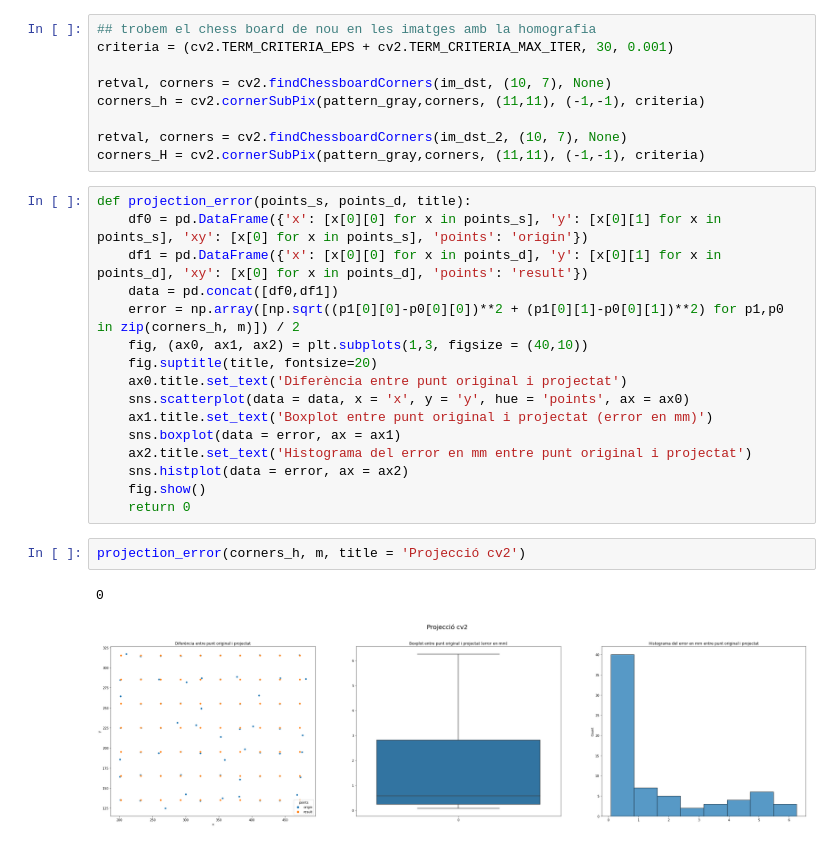
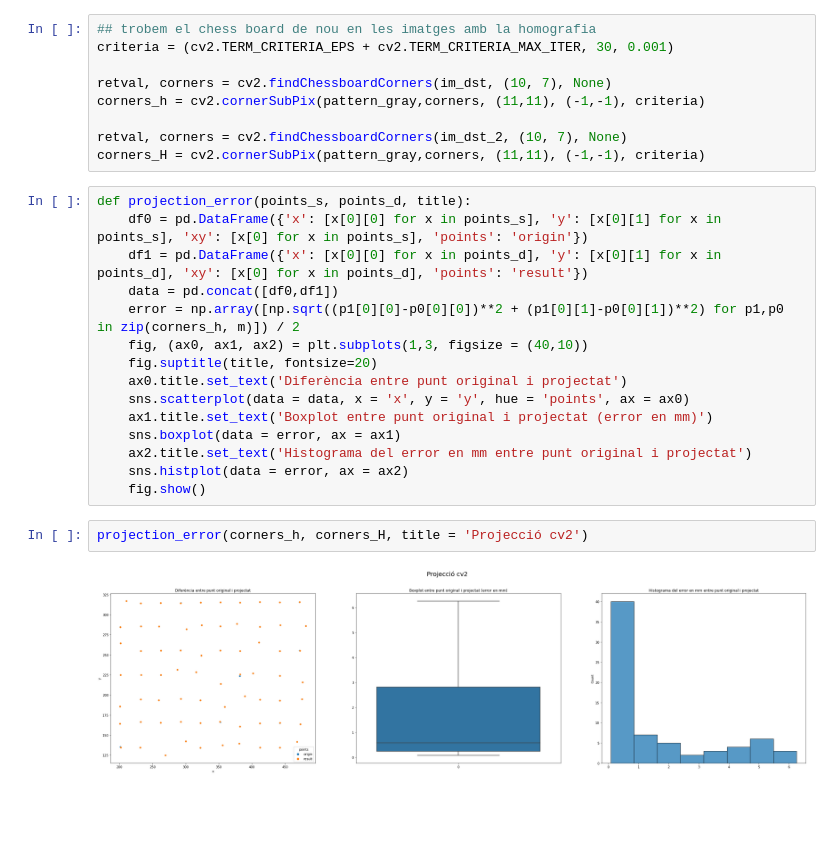
Before and after one commit to Stebf-22/CV---Notebooks, a Jupyter notebook: Practica 02/prac02.ipynb, the cells around one changed output. Cells and saved outputs as stored; diff of their text form; blank space fills up the shorter version.

```diff
--- a/Practica 02/prac02.ipynb
+++ b/Practica 02/prac02.ipynb
@@ -126,9 +126,7 @@ def projection_error(points_s, points_d, title):
     ax2.title.set_text('Histograma del error en mm entre punt original i projectat')
     sns.histplot(data = error, ax = ax2)
     fig.show()
-    return 0
 # %%
-projection_error(corners_h, m, title = 'Projecció cv2')
+projection_error(corners_h, corners_H, title = 'Projecció cv2')
 # %% [output]
-0
-[figure, old version]
+[figure, new version]
```
Also changed, not shown: parts of 5 cells of this notebook.
